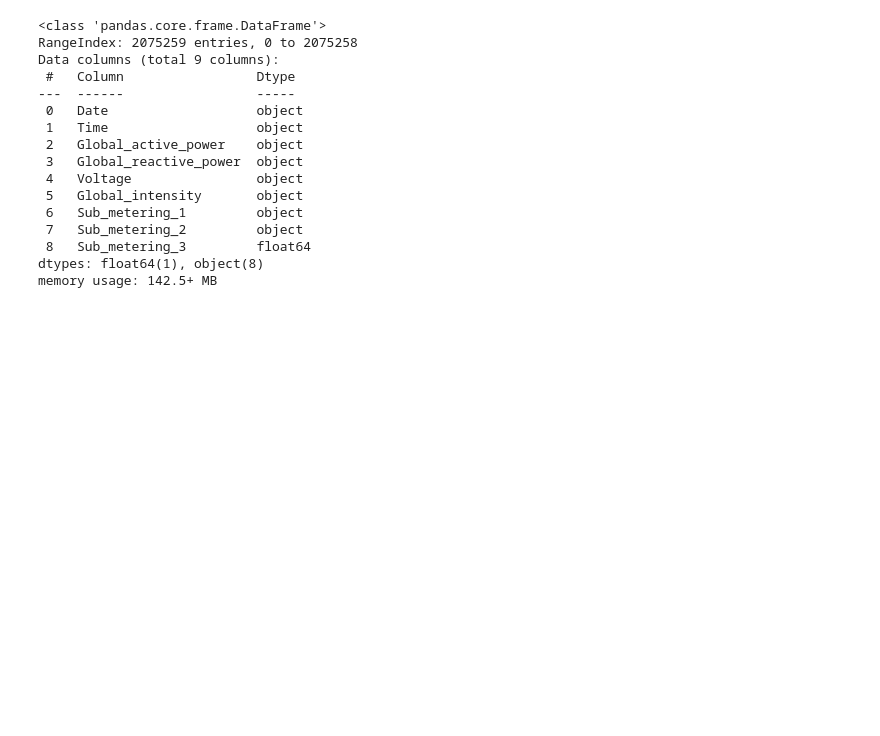
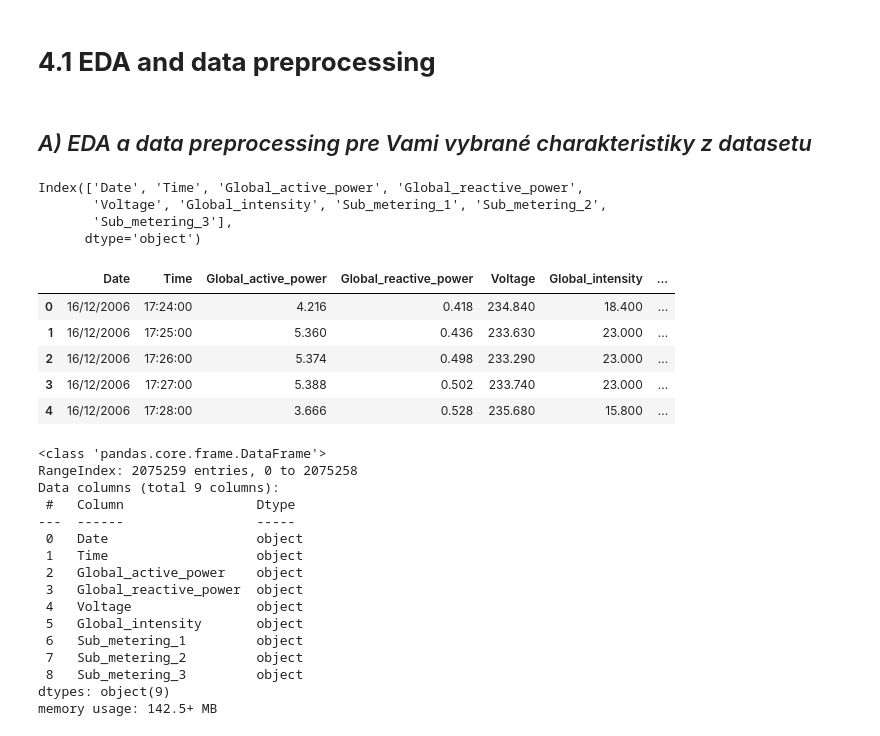
Before and after one commit to Mmathieus/IAU-project, a Jupyter notebook: quest.ipynb, the cells around one changed output. Saved outputs shown, nothing was run; the diff lists cells and outputs as text; code cells hidden in the pictures; blank space fills up the shorter version.

Commit message:
quest first progress

```diff
--- a/quest.ipynb
+++ b/quest.ipynb
@@ -31,6 +34,28 @@ from sklearn.model_selection import StratifiedKFold
 pd.set_option('display.max_columns', None)
 # %%
-df = pd.read_table("quest_data/power_consumption.txt",sep=';')
+df = pd.read_table("quest_data/power_consumption.txt",sep=';', dtype=str, low_memory=False)
+# %% [markdown]
+#
+# **4.1 EDA and data preprocessing**
+# %% [markdown]
+#
+## *A) EDA a data preprocessing pre Vami vybrané charakteristiky z datasetu*
+# %%
+df.columns
+# %% [output]
+Index(['Date', 'Time', 'Global_active_power', 'Global_reactive_power',
+       'Voltage', 'Global_intensity', 'Sub_metering_1', 'Sub_metering_2',
+       'Sub_metering_3'],
+      dtype='object')
+# %%
+df.head()
+# %% [output]
+|  | Date | Time | Global_active_power | Global_reactive_power | Voltage | Global_intensity | ... |
+| 0 | 16/12/2006 | 17:24:00 | 4.216 | 0.418 | 234.840 | 18.400 | ... |
+| 1 | 16/12/2006 | 17:25:00 | 5.360 | 0.436 | 233.630 | 23.000 | ... |
+| 2 | 16/12/2006 | 17:26:00 | 5.374 | 0.498 | 233.290 | 23.000 | ... |
+| 3 | 16/12/2006 | 17:27:00 | 5.388 | 0.502 | 233.740 | 23.000 | ... |
+| 4 | 16/12/2006 | 17:28:00 | 3.666 | 0.528 | 235.680 | 15.800 | ... |
 # %%
 df.info()
 # %% [output]
@@ -47,6 +72,6 @@ Data columns (total 9 columns):
  5   Global_intensity       object
  6   Sub_metering_1         object
  7   Sub_metering_2         object
- 8   Sub_metering_3         float64
-dtypes: float64(1), object(8)
+ 8   Sub_metering_3         object
+dtypes: object(9)
 memory usage: 142.5+ MB
```
Also changed, not shown: parts of 30 cells of this notebook.
